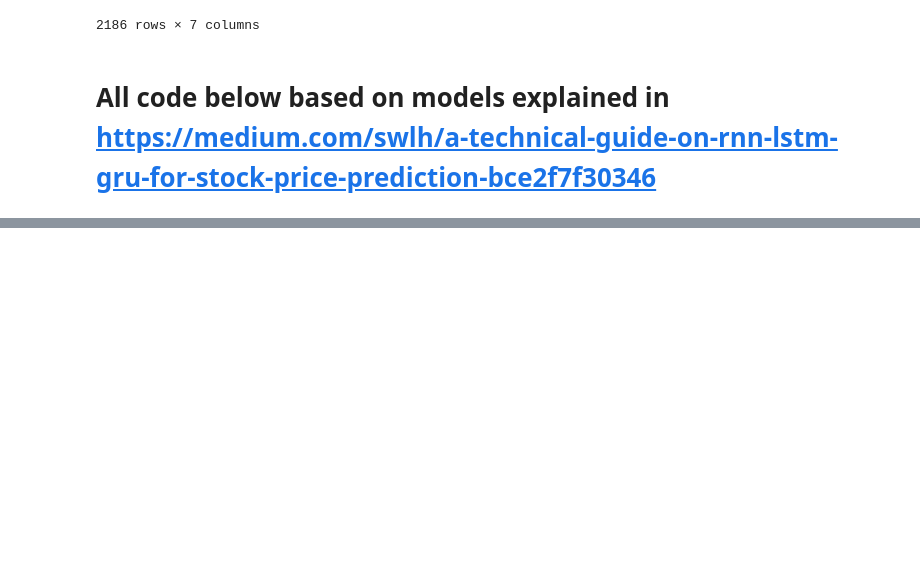
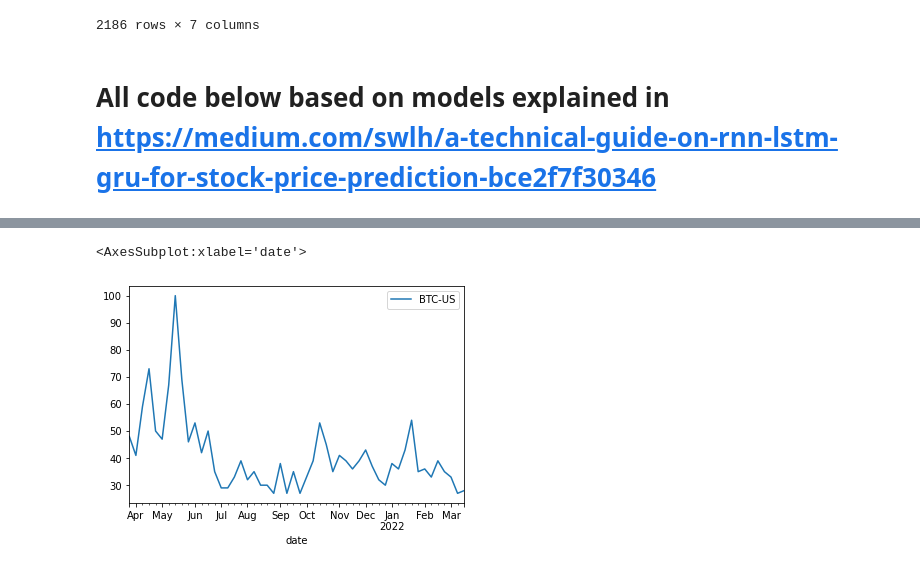
Before and after one commit to coding-capstone/cryptocrier-ML, a Jupyter notebook: model/train_prediction.ipynb, the cells around one changed output, grey strips where cells are left out. Saved outputs shown, nothing was run; the diff lists cells and outputs as text; code cells hidden in the pictures; blank space fills up the shorter version.

```diff
--- a/model/train_prediction.ipynb
+++ b/model/train_prediction.ipynb
@@ -530,0 +458,6 @@ actual_pred_plot(GRU_prediction)
+# %%
+EXACT_KEYWORDS=btc_codes_df['mid'][0]
+DATE_INTERVAL='2015-01-01 2022-03-26'
+COUNTRY=["US"] #Use this link for iso country code
+CATEGORY=0 # Use this link to select categories
+SEARCH_TYPE='' #default is 'web searches',others include 'images','news','youtube','froogle' (google shopping)
@@ -530,0 +547,5 @@ actual_pred_plot(GRU_prediction)
+# %%
+KEYWORDS=['Bitcoin','ETH','Cardano']
+KEYWORDS_CODES=[pytrend.suggestions(keyword=i)[0] for i in KEYWORDS]
+df_CODES= pd.DataFrame(KEYWORDS_CODES)
+df_CODES
@@ -530,0 +557,24 @@ actual_pred_plot(GRU_prediction)
+# %%
+%%time
+
+EXACT_KEYWORDS=df_CODES['mid'].to_list()
+DATE_INTERVAL='2021-03-26 2022-03-26'
+
+COUNTRY=["US","GB","DE"]
+CATEGORY=0
+SEARCH_TYPE=''
+
+Individual_EXACT_KEYWORD = list(zip(*[iter(EXACT_KEYWORDS)]*1))
+Individual_EXACT_KEYWORD = [list(x) for x in Individual_EXACT_KEYWORD]
+dicti = {}
+i = 1
+for Country in COUNTRY:
+    for keyword in Individual_EXACT_KEYWORD:
+        pytrend.build_payload(kw_list=keyword,
+                              timeframe = DATE_INTERVAL,
+                              geo = Country,
+                              cat=CATEGORY,
+                              gprop=SEARCH_TYPE)
+        dicti[i] = pytrend.interest_over_time()
+        i+=1
+df_trends = pd.concat(dicti, axis=1)
@@ -530,0 +595,5 @@ actual_pred_plot(GRU_prediction)
+# %%
+df_trends.columns = df_trends.columns.droplevel(0) #drop outside header
+df_trends = df_trends.drop('isPartial', axis = 1) #drop "isPartial"
+df_trends.reset_index(level=0,inplace=True) #reset_index
+df_trends.columns=['date','BTC-US','ETH-US','ADA-US','BTC-UK','ETH-UK','ADA-UK','BTC-Germany','ETH-Germany','ADA-Germany'] #change column names
@@ -530,0 +620,5 @@ actual_pred_plot(GRU_prediction)
+# %%
+df_trends.plot(x='date', y='BTC-US')
+# %% [output]
+<AxesSubplot:xlabel='date'>
+[figure, added]
```
Also changed, not shown: parts of 37 cells of this notebook.
